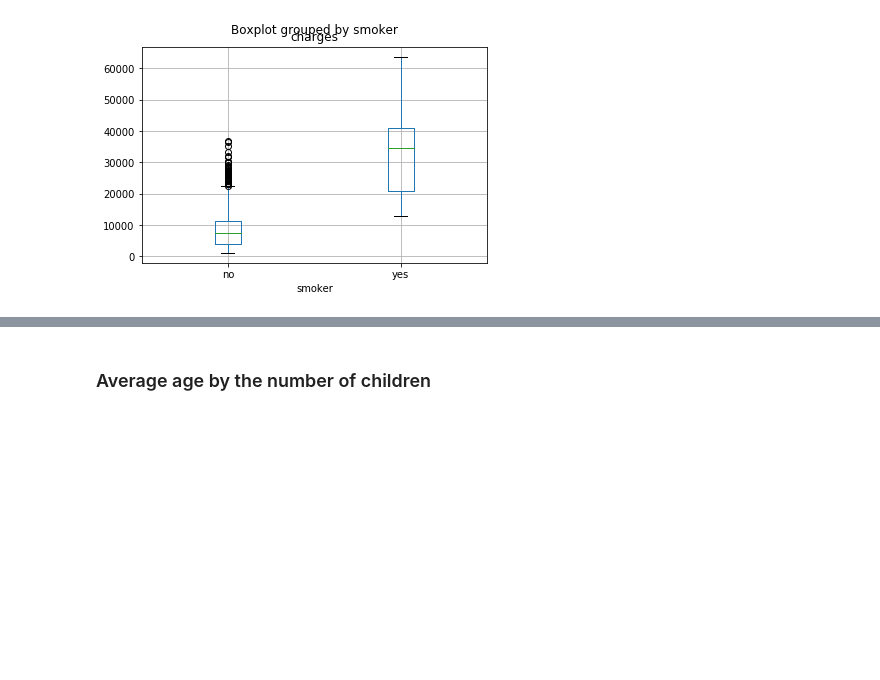
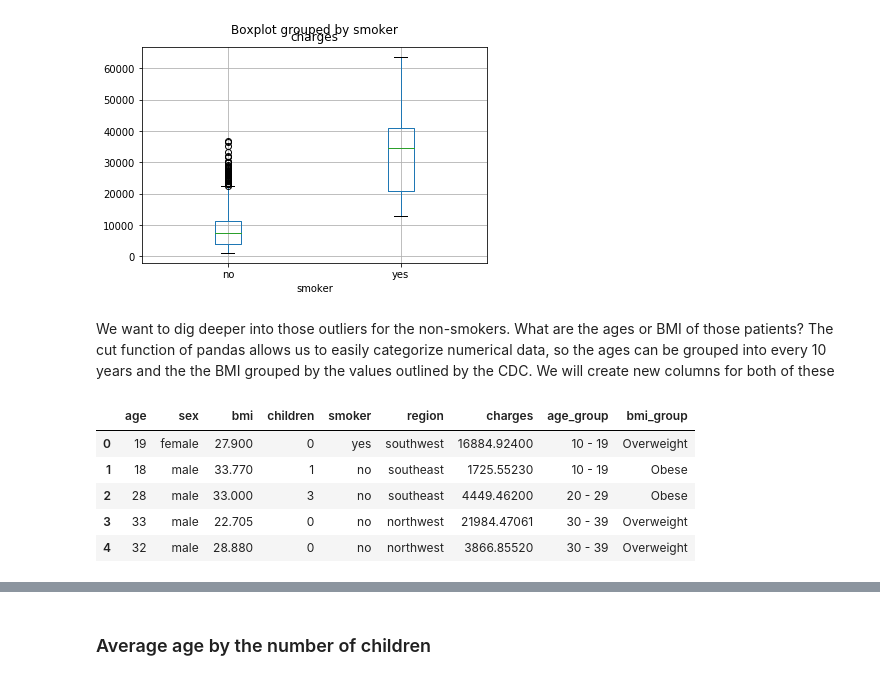
Before and after one commit to aaronoldre/us_medical_insurance_costs, a Jupyter notebook: us-medical-insurance-costs.ipynb, the cells around one changed output, grey strips where cells are left out. Saved outputs shown, nothing was run; the diff lists cells and outputs as text; code cells hidden in the pictures; blank space fills up the shorter version.

```diff
--- a/us-medical-insurance-costs.ipynb
+++ b/us-medical-insurance-costs.ipynb
@@ -248,3 +320,21 @@ df.boxplot(by = 'smoker', column = 'charges')
 # %% [output]
 <matplotlib.axes._subplots.AxesSubplot at 0x...>
 [figure]
+# %% [markdown]
+We want to dig deeper into those outliers for the non-smokers. What are the ages or BMI of those patients? The cut function of pandas allows us to easily categorize numerical data, so the ages can be grouped into every 10 years and the the BMI grouped by the values outlined by the CDC. We will create new columns for both of these
+# %%
+# create the labels for each category. Ages will be by every 10 years and BMI is by the values from CDC
+age_labels = ['{0} - {1}'.format(i, i + 9) for i in range(0, 100, 10)]
+bmi_labels = ['Underweight', 'Healthy weight', 'Overweight', 'Obese']
+
+df['age_group'] = pd.cut(df.age, range(0, 105, 10), right=False, labels=age_labels)
+df['bmi_group'] = pd.cut(df.bmi, [0,18.5, 20, 30, 100], right=False, labels=bmi_labels)
+
+df.head()
+# %% [output]
+|  | age | sex | bmi | children | smoker | region | charges | age_group | bmi_group |
+| 0 | 19 | female | 27.900 | 0 | yes | southwest | 16884.92400 | 10 - 19 | Overweight |
+| 1 | 18 | male | 33.770 | 1 | no | southeast | 1725.55230 | 10 - 19 | Obese |
+| 2 | 28 | male | 33.000 | 3 | no | southeast | 4449.46200 | 20 - 29 | Obese |
+| 3 | 33 | male | 22.705 | 0 | no | northwest | 21984.47061 | 30 - 39 | Overweight |
+| 4 | 32 | male | 28.880 | 0 | no | northwest | 3866.85520 | 30 - 39 | Overweight |
```
Also changed, not shown: parts of 24 cells of this notebook, 1 other file.
